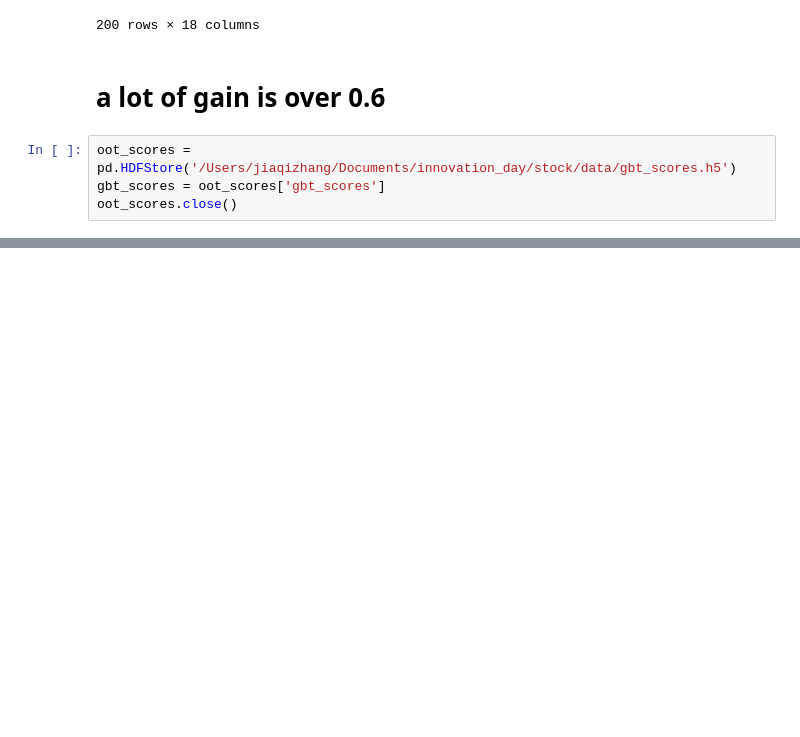
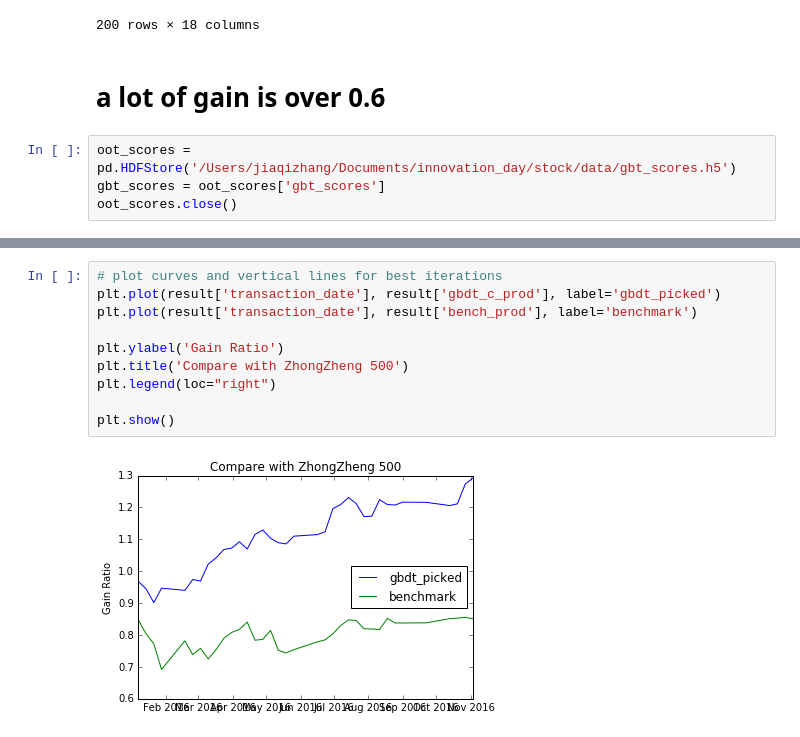
Before and after one commit to zhangjiaqi/innovation_stock, a Jupyter notebook: scripts/11_compare_with_zhongzheng.ipynb, the cells around one changed output, grey strips where cells are left out. Cells and saved outputs as stored; diff of their text form; blank space fills up the shorter version.

```diff
--- a/scripts/11_compare_with_zhongzheng.ipynb
+++ b/scripts/11_compare_with_zhongzheng.ipynb
@@ -222,0 +290,12 @@ select_code_gain
+# %%
+# plot curves and vertical lines for best iterations
+plt.plot(result['transaction_date'], result['gbdt_c_prod'], label='gbdt_picked')
+plt.plot(result['transaction_date'], result['bench_prod'], label='benchmark')
+
+plt.ylabel('Gain Ratio')
+plt.title('Compare with ZhongZheng 500')
+plt.legend(loc="right")
+
+plt.show()
+# %% [output]
+[figure, added]
```
Also changed, not shown: parts of 13 cells of this notebook, 1 other file.
